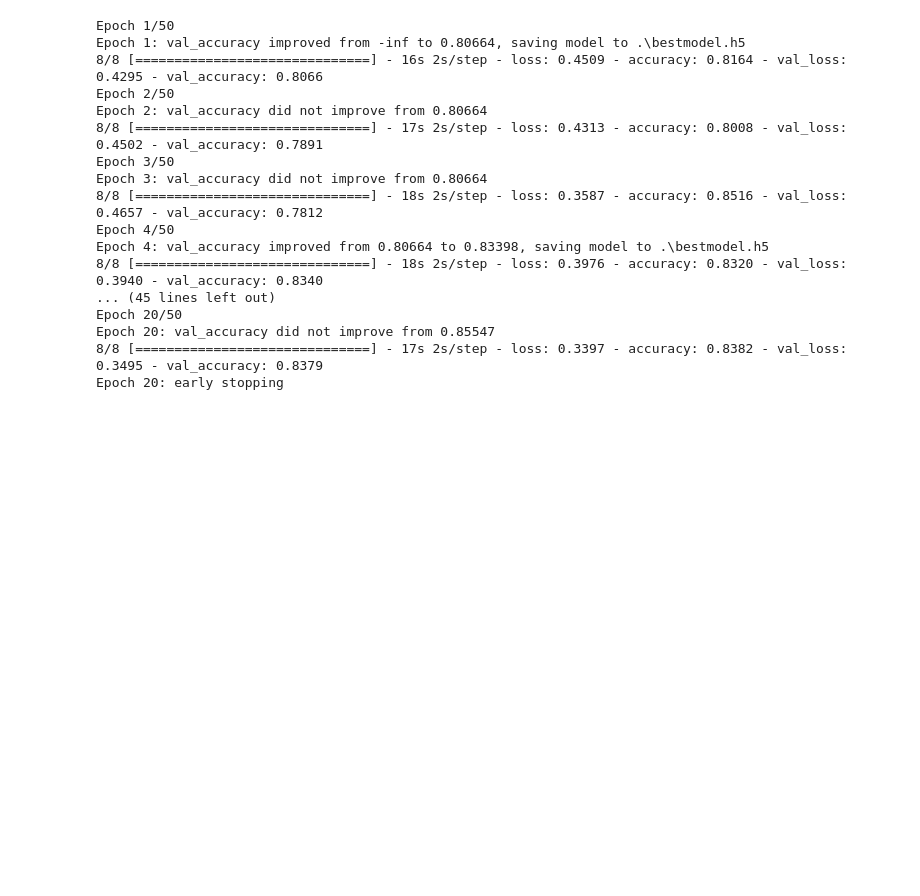
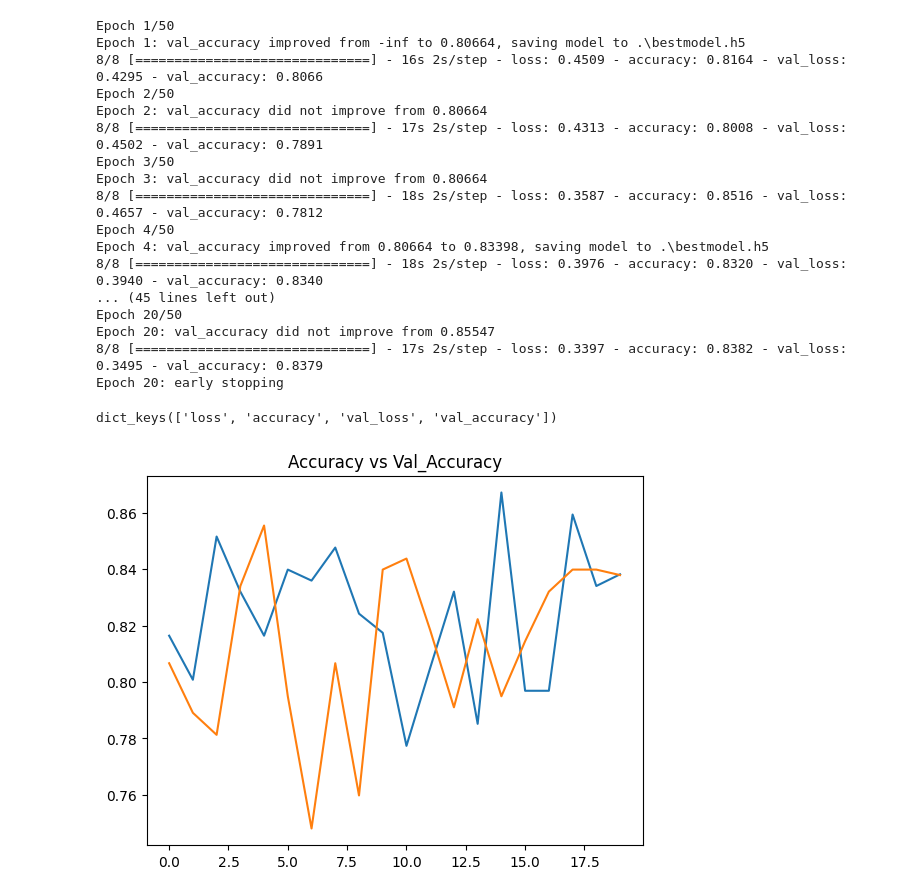
Before and after one commit to Ananttyagi004/Brain_Tumour_Detection, a Jupyter notebook: source.ipynb, the cells around one changed output. Saved outputs shown, nothing was run; the diff lists cells and outputs as text; code cells hidden in the pictures; blank space fills up the shorter version.

```diff
--- a/source.ipynb
+++ b/source.ipynb
@@ -158,0 +161,14 @@ Epoch 20: early stopping
+# %%
+#Graphical Representation of losses
+h=hs.history
+h.keys()
+# %% [output]
+dict_keys(['loss', 'accuracy', 'val_loss', 'val_accuracy'])
+# %%
+import matplotlib.pyplot as plt
+plt.plot(h['accuracy'])
+plt.plot(h['val_accuracy'])
+plt.title('Accuracy vs Val_Accuracy')
+plt.show()
+# %% [output]
+[figure, added]
```
Also changed, not shown: parts of 4 cells of this notebook.
